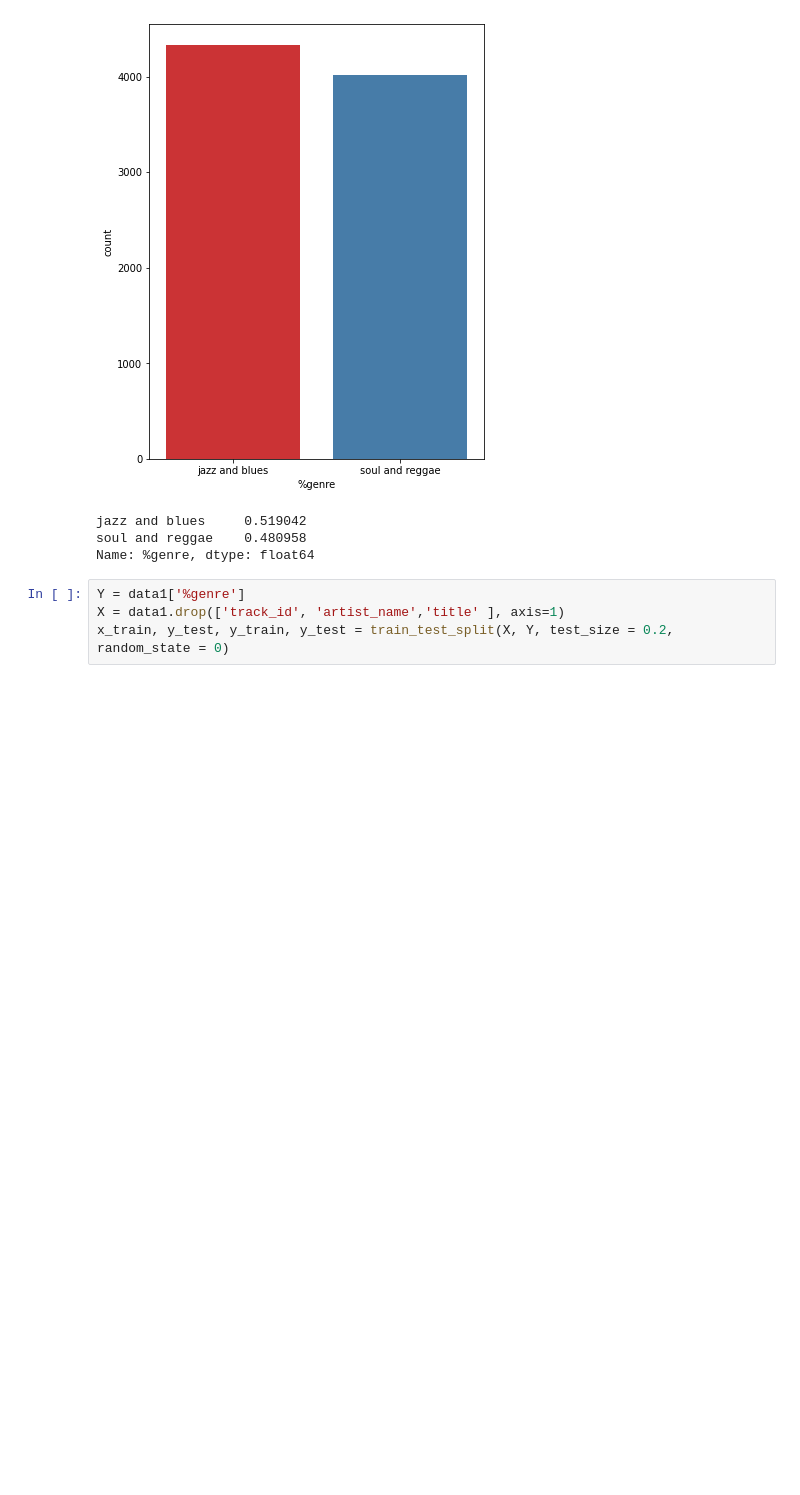
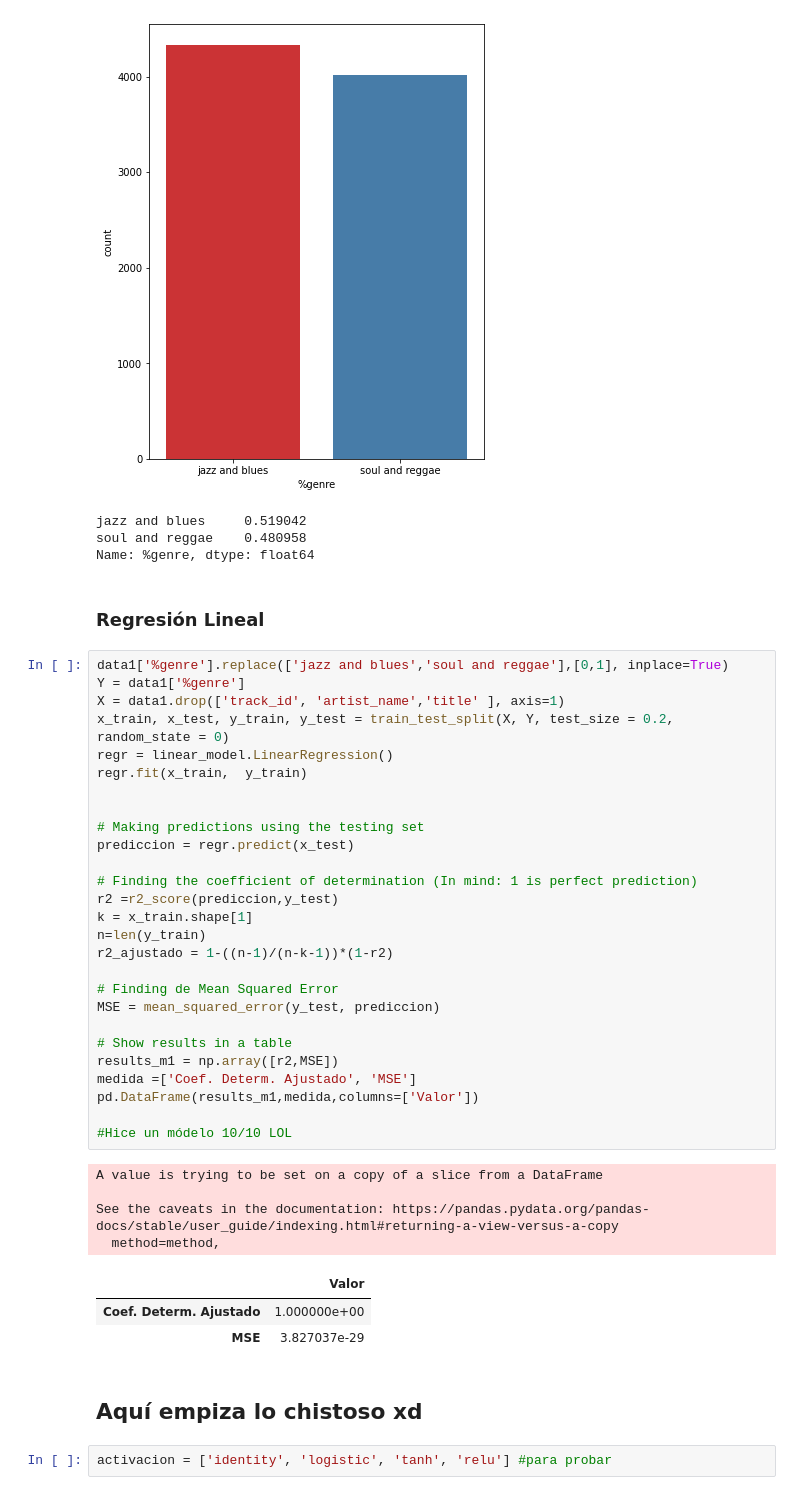
Before and after one commit to andresenrique08/ML_2020, a Jupyter notebook: Reto 3/JReto3_v1.ipynb, the cells around one changed output. Saved outputs shown, nothing was run; the diff lists cells and outputs as text; blank space fills up the shorter version.

```diff
--- a/Reto 3/JReto3_v1.ipynb
+++ b/Reto 3/JReto3_v1.ipynb
@@ -68,7 +71,44 @@ data1['%genre'].value_counts()/len(data1)
 jazz and blues     0.519042
 soul and reggae    0.480958
 Name: %genre, dtype: float64
-# %%
-Y = data1['%genre']
-X = data1.drop(['track_id', 'artist_name','title' ], axis=1)
-x_train, y_test, y_train, y_test = train_test_split(X, Y, test_size = 0.2, random_state = 0)
+# %% [markdown]
+### **Regresión Lineal**
+# %%
+data1['%genre'].replace(['jazz and blues','soul and reggae'],[0,1], inplace=True)
+Y = data1['%genre']
+X = data1.drop(['track_id', 'artist_name','title' ], axis=1)
+x_train, x_test, y_train, y_test = train_test_split(X, Y, test_size = 0.2, random_state = 0)
+regr = linear_model.LinearRegression()
+regr.fit(x_train,  y_train)
+
+
+# Making predictions using the testing set
+prediccion = regr.predict(x_test)
+
+# Finding the coefficient of determination (In mind: 1 is perfect prediction)
+r2 =r2_score(prediccion,y_test)
+k = x_train.shape[1]
+n=len(y_train)
+r2_ajustado = 1-((n-1)/(n-k-1))*(1-r2)
+
+# Finding de Mean Squared Error
+MSE = mean_squared_error(y_test, prediccion)
+
+# Show results in a table
+results_m1 = np.array([r2,MSE])
+medida =['Coef. Determ. Ajustado', 'MSE']
+pd.DataFrame(results_m1,medida,columns=['Valor'])
+
+#Hice un módelo 10/10 LOL
+# %% [output]
+A value is trying to be set on a copy of a slice from a DataFrame
+
+See the caveats in the documentation: https://pandas.pydata.org/pandas-docs/stable/user_guide/indexing.html#returning-a-view-versus-a-copy
+  method=method,
+|  | Valor |
+| Coef. Determ. Ajustado | 1.000000e+00 |
+| MSE | 3.827037e-29 |
+# %% [markdown]
+## **Aquí empiza lo chistoso xd**
+# %%
+activacion = ['identity', 'logistic', 'tanh', 'relu'] #para probar
```
Also changed, not shown: parts of 1 cell of this notebook.
